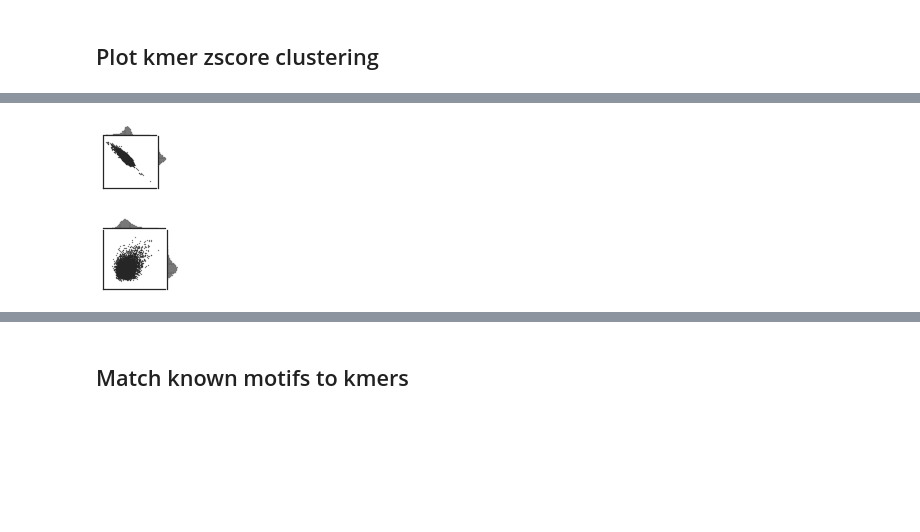
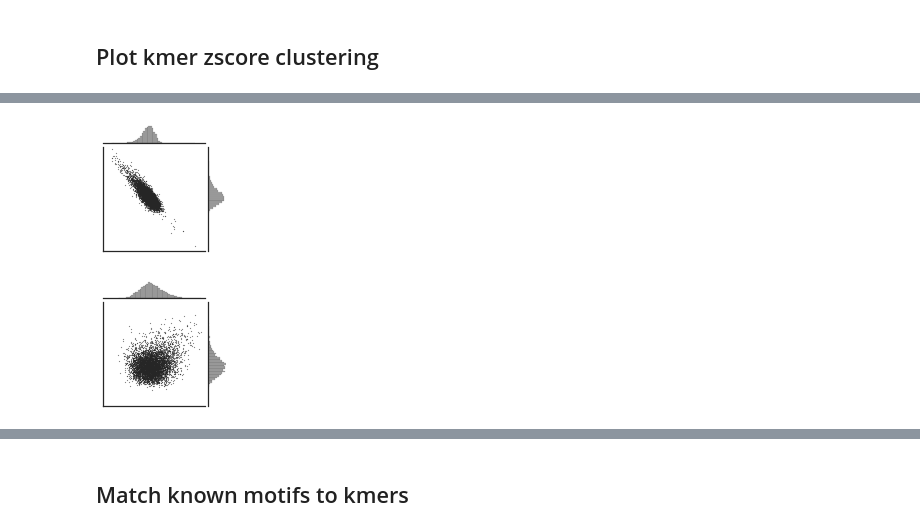
Before and after one commit to YeoLab/singlecell_pnm, a Jupyter notebook: 3._Figure_3/2.8_Figure_2,_part_8_-_kmer_zscore_clustering_cisbp.ipynb, the cells around one changed output, grey strips where cells are left out. Saved outputs shown, nothing was run; the diff lists cells and outputs as text; code cells hidden in the pictures; blank space fills up the shorter version.

Commit message:
update modality figures to 10+ cells

```diff
--- a/3._Figure_3/2.8_Figure_2,_part_8_-_kmer_zscore_clustering_cisbp.ipynb
+++ b/3._Figure_3/2.8_Figure_2,_part_8_-_kmer_zscore_clustering_cisbp.ipynb
@@ -50,5 +48,5 @@ False
 # %%
-folder = '/home/obotvinnik/Dropbox/figures2/singlecell_pnm/figure2_modalities/bayesian'
+folder = 'figures'
 !mkdir $folder
 
 figure_folder = '{}/kmer_counting'.format(folder)
@@ -74,19 +70,19 @@ ambivalent_concurrent_cols = [x for x in study.supplemental.kmer_zscores.columns
 # %%
-g = sns.jointplot('downstream400nt_iPSC_included_placental', 'downstream400nt_iPSC_excluded_placental',
+g = sns.jointplot('downstream200nt_iPSC_included_placental', 'downstream200nt_iPSC_excluded_placental',
                   study.supplemental.kmer_zscores, size=2.5, color='#262626', stat_func=None,
                   joint_kws=dict(alpha=0.5, s=1, rasterized=True))
 g.ax_joint.set(xlabel='', xticks=[], ylabel='', yticks=[]);
 g.savefig('{}/example_correlation_negative.pdf'.format(figure_folder), dpi=600)
 # %% [output]
-[figure, old version]
+[figure, new version]
 # %%
-g = sns.jointplot('upstream400nt_iPSC_bimodal_placental', 'upstream400nt_iPSC_excluded_placental',
+g = sns.jointplot('upstream200nt_iPSC_bimodal_placental', 'upstream200nt_iPSC_excluded_placental',
                   study.supplemental.kmer_zscores, size=2.5, color='#262626', stat_func=None,
                   joint_kws=dict(alpha=0.5, s=1, rasterized=True))
 g.ax_joint.set(xlabel='', xticks=[], ylabel='', yticks=[]);
 g.savefig('{}/example_correlation_positive.pdf'.format(figure_folder), dpi=600)
 # %% [output]
-[figure, old version]
+[figure, new version]
 # %%
 sns.set(style='ticks', context='paper')
 # %%
```
Also changed, not shown: parts of 36 cells of this notebook, 39 other files.
